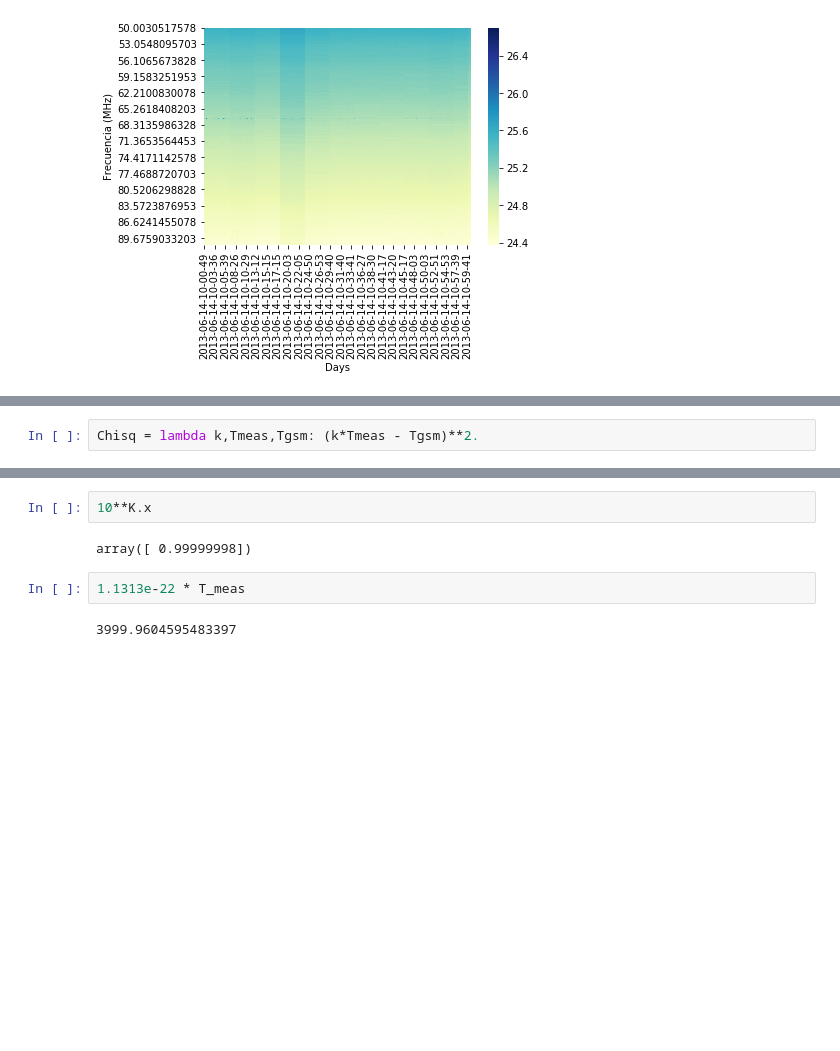
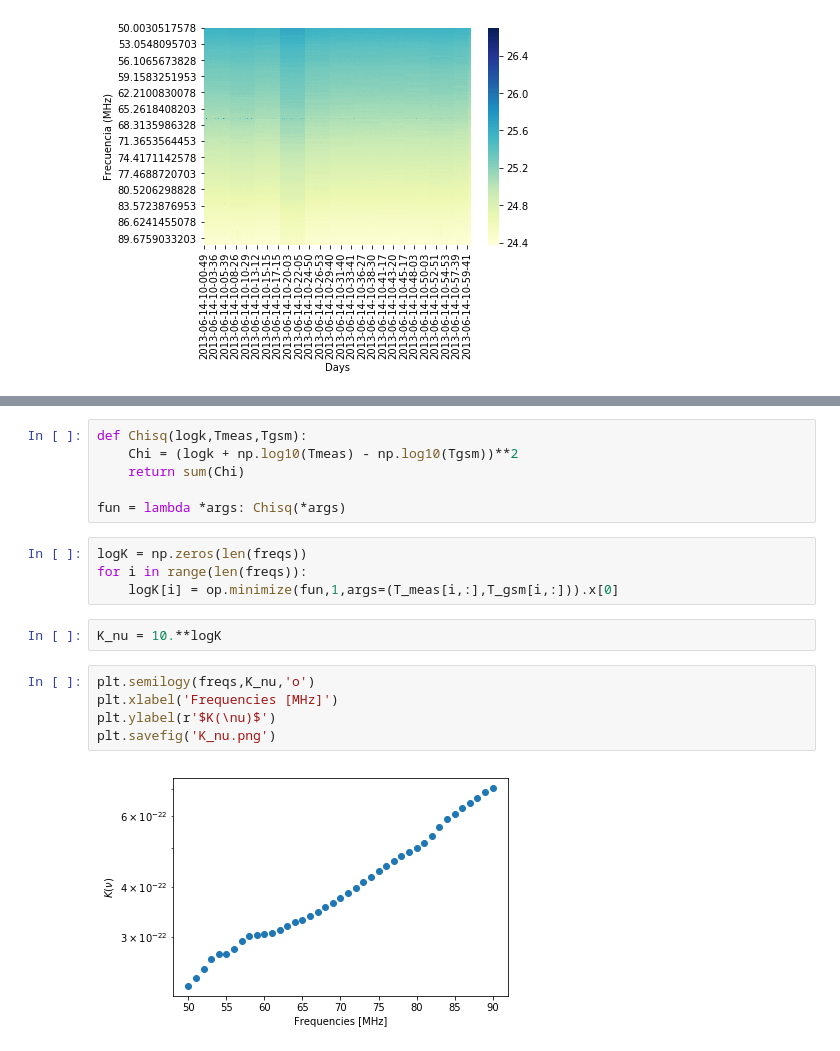
Before and after one commit to HiramHerrera/SciHi, a Jupyter notebook: calibration.ipynb, the cells around one changed output, grey strips where cells are left out. Cells and saved outputs as stored; diff of their text form; blank space fills up the shorter version.

```diff
--- a/calibration.ipynb
+++ b/calibration.ipynb
@@ -87,2 +87,0 @@ print (1.1313e-22 * T_meas - T_gsm)**2.
-# %%
-Chisq = lambda k,Tmeas,Tgsm: (k*Tmeas - Tgsm)**2.
@@ -101,8 +88,19 @@ Chisq(K.x[0],T_meas,T_gsm)
-# %%
-10**K.x
-# %% [output]
-array([ 0.99999998])
-# %%
-1.1313e-22 * T_meas
-# %% [output]
-3999.9604595483397
+# %%
+def Chisq(logk,Tmeas,Tgsm):
+    Chi = (logk + np.log10(Tmeas) - np.log10(Tgsm))**2
+    return sum(Chi)
+
+fun = lambda *args: Chisq(*args)
+# %%
+logK = np.zeros(len(freqs))
+for i in range(len(freqs)):
+    logK[i] = op.minimize(fun,1,args=(T_meas[i,:],T_gsm[i,:])).x[0]
+# %%
+K_nu = 10.**logK
+# %%
+plt.semilogy(freqs,K_nu,'o')
+plt.xlabel('Frequencies [MHz]')
+plt.ylabel(r'$K(\nu)$')
+plt.savefig('K_nu.png')
+# %% [output]
+[figure, added]
```
Also changed, not shown: parts of 16 cells of this notebook, 4 other files.
